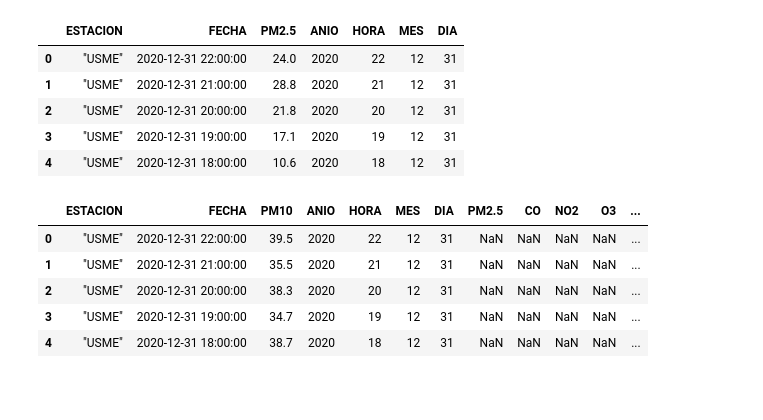
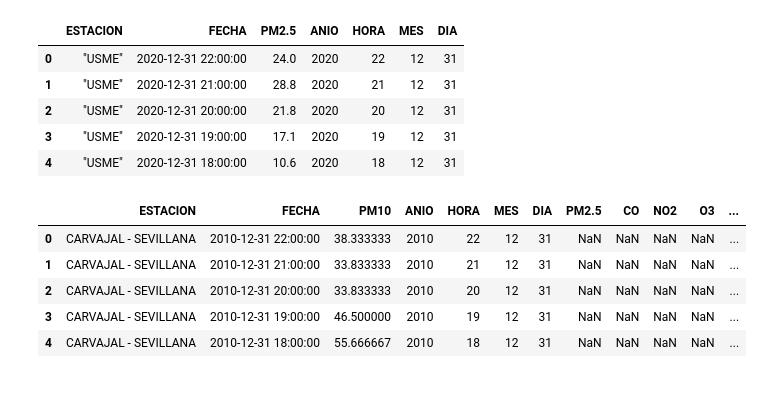
Before and after one commit to YairAndrade1/Proyecto2_BI, a Jupyter notebook: pm.ipynb, the cells around one changed output. Drawn from its saved outputs; the diff is of its cells as text; code cells hidden in the pictures.

```diff
--- a/pm.ipynb
+++ b/pm.ipynb
@@ -30,3 +60,19 @@ df_10.head()
 # %% [markdown]
 De una vez vamos a procesar la fecha incial que es la que vamos a tomar, vamos a dejar la columna "Fecha inicial" renombrada a fecha, sacaremos de ahi, "ANIO" y "HORA"
+# %%
+# procesar la columna de fecha y hora, para los datos de 2010 a 2019 el formato es %Y-%m-%d %H:%M, para los datos de 2020 a 2023 el formato es %m/%d/%Y %H:%M
+
+df_10_2010['Fecha inicial'] = pd.to_datetime(df_10_2010['Fecha inicial'], format='%Y-%m-%d %H:%M')
+df_10_2010.rename(columns={'Fecha inicial': 'FECHA'}, inplace=True)
+df_10_2010['ANIO'] = df_10_2010['FECHA'].dt.year
+df_10_2010['HORA'] = df_10_2010['FECHA'].dt.hour
+df_10_2010['MES'] = df_10_2010['FECHA'].dt.month
+df_10_2010['DIA'] = df_10_2010['FECHA'].dt.day
+df_10_2010.head()
+
+# Renombrar columna a uppercase
+df_10_2010.rename(columns={'Estacion': 'ESTACION'}, inplace=True)
+
+# Borrar columna fecha final
+df_10_2010.drop(columns=['Fecha final'], inplace=True)
 # %%
@@ -55,0 +94,4 @@ df_10.head()
+# %%
+# Ahora vamos a unir ambos dataframes en uno solo
+df_10 = pd.concat([df_10_2010, df_10_2020], ignore_index=True)
+df_10.head()
@@ -61,14 +110,16 @@ pm25_2020 = "raw/pm25-2020.csv"
 pm25_2021 = "raw/pm25-2021.csv"
 pm25_2022 = "raw/pm25-2022.csv"
 pm25_2023 = "raw/pm25-2023.csv"
+pm25_2024 = "raw/pm25-2024.csv"
 
 df_2020_25 = pd.read_csv(pm25_2020, sep=',')
 df_2021_25 = pd.read_csv(pm25_2021, sep=',')
 df_2022_25 = pd.read_csv(pm25_2022, sep=',')
 df_2023_25 = pd.read_csv(pm25_2023, sep=',')
+df_2024_25 = pd.read_csv(pm25_2024, sep=',')
 
 # Combinar los datos
-df_25 = pd.concat([df_2020_25, df_2021_25, df_2022_25, df_2023_25], ignore_index=True)
+df_25 = pd.concat([df_2020_25, df_2021_25, df_2022_25, df_2023_25, df_2024_25], ignore_index=True)
 df_25.head()
 # %% [output]
 |  | Estacion | Fecha inicial | Fecha final | PM2.5 |
@@ -108,64 +159,73 @@ co_2020 = "raw/co-2020.csv"
 co_2021 = "raw/co-2021.csv"
 co_2022 = "raw/co-2022.csv"
 co_2023 = "raw/co-2023.csv"
+co_2024 = "raw/co-2024.csv"
+no2_2024 = "raw/no2-2024.csv"
 no2_2020 = "raw/no2-2020.csv"
 no2_2021 = "raw/no2-2021.csv"
 no2_2022 = "raw/no2-2022.csv"
 no2_2023 = "raw/no2-2023.csv"
+no2_2024 = "raw/no2-2024.csv"
 o3_2020 = "raw/o3-2020.csv"
 o3_2021 = "raw/o3-2021.csv"
 o3_2022 = "raw/o3-2022.csv"
 o3_2023 = "raw/o3-2023.csv"
+o3_2024 = "raw/o3-2024.csv"
 so2_2020 = "raw/so2-2020.csv"
 so2_2021 = "raw/so2-2021.csv"
 so2_2022 = "raw/so2-2022.csv"
 so2_2023 = "raw/so2-2023.csv"
+so2_2024 = "raw/so2-2024.csv"
 
 df_co_2020 = pd.read_csv(co_2020, sep=',')
 df_co_2021 = pd.read_csv(co_2021, sep=',')
 df_co_2022 = pd.read_csv(co_2022, sep=',')
 df_co_2023 = pd.read_csv(co_2023, sep=',')
+df_co_2024 = pd.read_csv(co_2024, sep=',')
 df_no2_2020 = pd.read_csv(no2_2020, sep=',')
 df_no2_2021 = pd.read_csv(no2_2021, sep=',')
 df_no2_2022 = pd.read_csv(no2_2022, sep=',')
 df_no2_2023 = pd.read_csv(no2_2023, sep=',')
+df_no2_2024 = pd.read_csv(no2_2024, sep=',')
 df_o3_2020 = pd.read_csv(o3_2020, sep=',')
 df_o3_2021 = pd.read_csv(o3_2021, sep=',')
 df_o3_2022 = pd.read_csv(o3_2022, sep=',')
 df_o3_2023 = pd.read_csv(o3_2023, sep=',')
+df_o3_2024 = pd.read_csv(o3_2024, sep=',')
 df_so2_2020 = pd.read_csv(so2_2020, sep=',')
 df_so2_2021 = pd.read_csv(so2_2021, sep=',')
 df_so2_2022 = pd.read_csv(so2_2022, sep=',')
 df_so2_2023 = pd.read_csv(so2_2023, sep=',')
+df_so2_2024 = pd.read_csv(so2_2024, sep=',')
 
 # Combinar los datos
-df_co = pd.concat([df_co_2020, df_co_2021, df_co_2022, df_co_2023], ignore_index=True)
-df_no2 = pd.concat([df_no2_2020, df_no2_2021, df_no2_2022, df_no2_2023], ignore_index=True)
-df_o3 = pd.concat([df_o3_2020, df_o3_2021, df_o3_2022, df_o3_2023], ignore_index=True)
-df_so2 = pd.concat([df_so2_2020, df_so2_2021, df_so2_2022, df_so2_2023], ignore_index=True)
+df_co = pd.concat([df_co_2020, df_co_2021, df_co_2022, df_co_2023, df_co_2024], ignore_index=True)
+df_no2 = pd.concat([df_no2_2020, df_no2_2021, df_no2_2022, df_no2_2023, df_no2_2024], ignore_index=True)
+df_o3 = pd.concat([df_o3_2020, df_o3_2021, df_o3_2022, df_o3_2023, df_o3_2024], ignore_index=True)
+df_so2 = pd.concat([df_so2_2020, df_so2_2021, df_so2_2022, df_so2_2023, df_so2_2024], ignore_index=True)
 
 # procesar la columna de fecha y hora
 for df in [df_co, df_no2, df_o3, df_so2]:
     df['Fecha inicial'] = pd.to_datetime(df['Fecha inicial'], format='%Y-%m-%d %H:%M')
     df.rename(columns={'Fecha inicial': 'FECHA'}, inplace=True)
     df['ANIO'] = df['FECHA'].dt.year
     df['HORA'] = df['FECHA'].dt.hour
     df['MES'] = df['FECHA'].dt.month
     df['DIA'] = df['FECHA'].dt.day
     df.rename(columns={'Estacion': 'ESTACION'}, inplace=True)
     df.drop(columns=['Fecha final'], inplace=True)
 
 # Ahora unimos todos los dataframes en uno solo
 data_frames = [df_10, df_25, df_co, df_no2, df_o3, df_so2]
 tabla_final = pd.concat(data_frames, ignore_index=True)
 tabla_final.head()
 # %% [output]
 |  | ESTACION | FECHA | PM10 | ANIO | HORA | MES | DIA | PM2.5 | CO | NO2 | O3 | ... |
-| 0 | "USME" | 2020-12-31 22:00:00 | 39.5 | 2020 | 22 | 12 | 31 | NaN | NaN | NaN | NaN | ... |
-| 1 | "USME" | 2020-12-31 21:00:00 | 35.5 | 2020 | 21 | 12 | 31 | NaN | NaN | NaN | NaN | ... |
-| 2 | "USME" | 2020-12-31 20:00:00 | 38.3 | 2020 | 20 | 12 | 31 | NaN | NaN | NaN | NaN | ... |
-| 3 | "USME" | 2020-12-31 19:00:00 | 34.7 | 2020 | 19 | 12 | 31 | NaN | NaN | NaN | NaN | ... |
-| 4 | "USME" | 2020-12-31 18:00:00 | 38.7 | 2020 | 18 | 12 | 31 | NaN | NaN | NaN | NaN | ... |
+| 0 | CARVAJAL - SEVILLANA | 2010-12-31 22:00:00 | 38.333333 | 2010 | 22 | 12 | 31 | NaN | NaN | NaN | NaN | ... |
+| 1 | CARVAJAL - SEVILLANA | 2010-12-31 21:00:00 | 33.833333 | 2010 | 21 | 12 | 31 | NaN | NaN | NaN | NaN | ... |
+| 2 | CARVAJAL - SEVILLANA | 2010-12-31 20:00:00 | 33.833333 | 2010 | 20 | 12 | 31 | NaN | NaN | NaN | NaN | ... |
+| 3 | CARVAJAL - SEVILLANA | 2010-12-31 19:00:00 | 46.500000 | 2010 | 19 | 12 | 31 | NaN | NaN | NaN | NaN | ... |
+| 4 | CARVAJAL - SEVILLANA | 2010-12-31 18:00:00 | 55.666667 | 2010 | 18 | 12 | 31 | NaN | NaN | NaN | NaN | ... |
 # %% [markdown]
 #
 # %%
```
Also changed, not shown: parts of 12 cells of this notebook, 18 other files.
